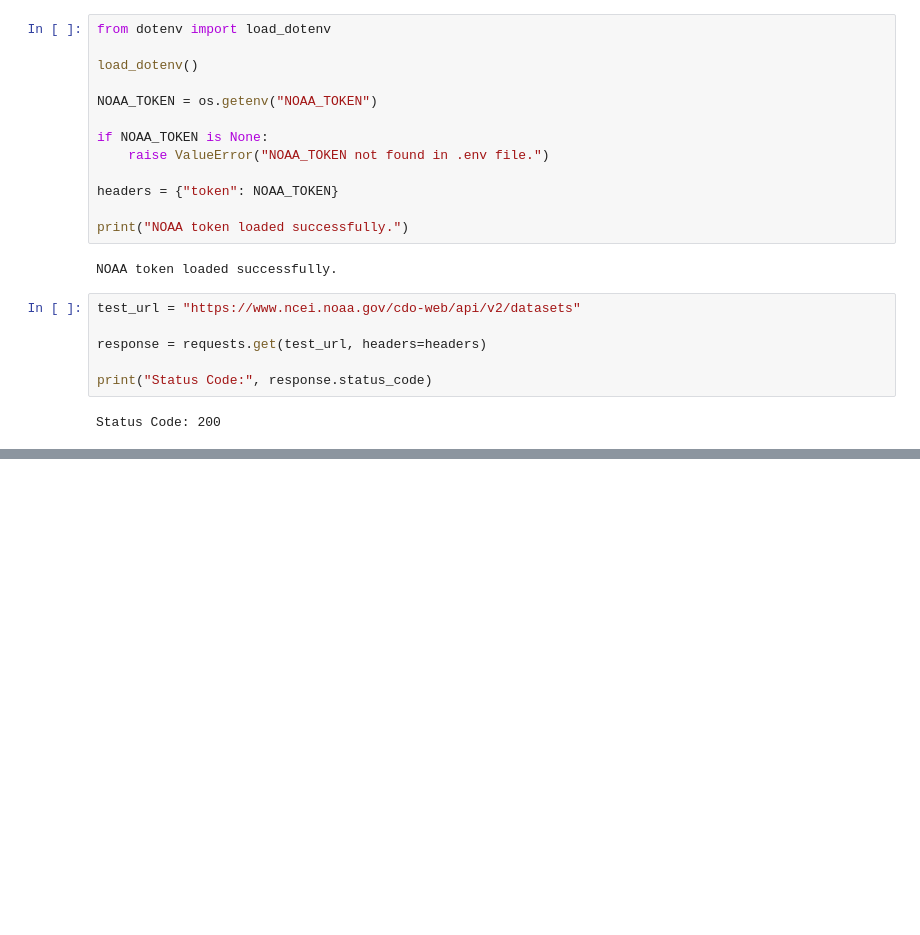
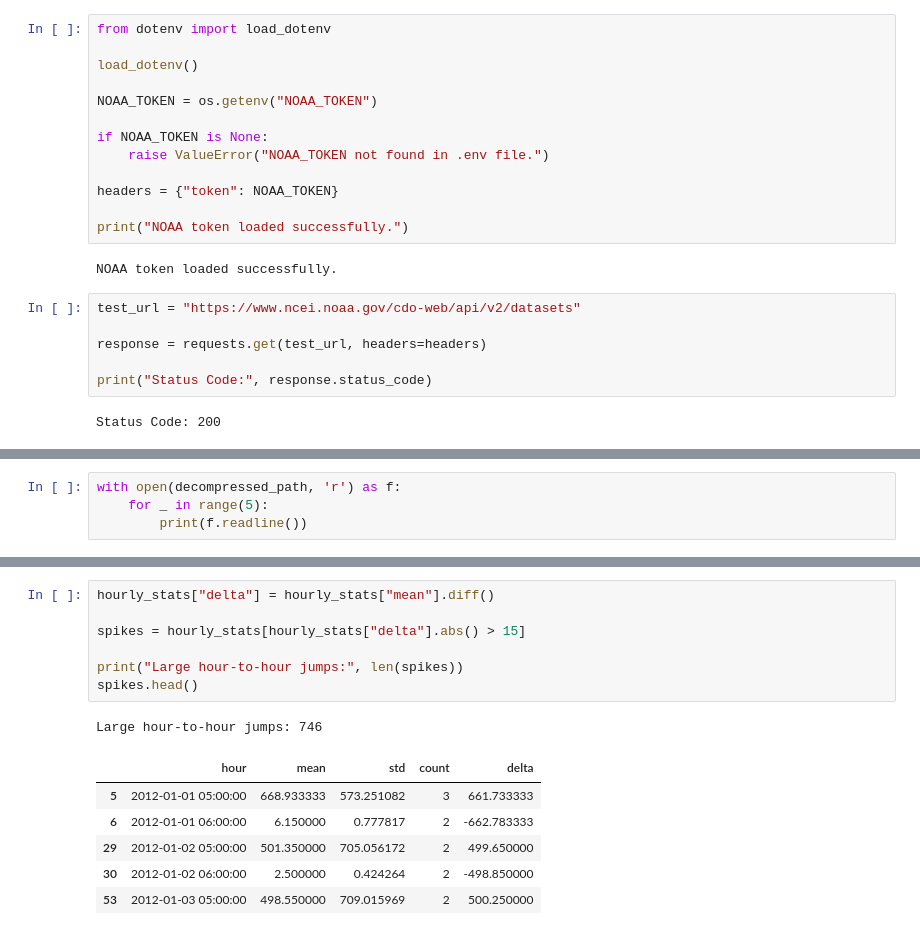
Before and after one commit to jeremy-evert/handson-ml3, a Jupyter notebook: Weather_Agreement_Lab/01_data_pull.ipynb, the cells around one changed output, grey strips where cells are left out. Cells and saved outputs as stored; diff of their text form; blank space fills up the shorter version.

```diff
--- a/Weather_Agreement_Lab/01_data_pull.ipynb
+++ b/Weather_Agreement_Lab/01_data_pull.ipynb
@@ -175,0 +243,4 @@ stations_df.head()
+# %%
+with open(decompressed_path, 'r') as f:
+    for _ in range(5):
+        print(f.readline())
@@ -175,0 +441,15 @@ stations_df.head()
+# %%
+hourly_stats["delta"] = hourly_stats["mean"].diff()
+
+spikes = hourly_stats[hourly_stats["delta"].abs() > 15]
+
+print("Large hour-to-hour jumps:", len(spikes))
+spikes.head()
+# %% [output]
+Large hour-to-hour jumps: 746
+|  | hour | mean | std | count | delta |
+| 5 | 2012-01-01 05:00:00 | 668.933333 | 573.251082 | 3 | 661.733333 |
+| 6 | 2012-01-01 06:00:00 | 6.150000 | 0.777817 | 2 | -662.783333 |
+| 29 | 2012-01-02 05:00:00 | 501.350000 | 705.056172 | 2 | 499.650000 |
+| 30 | 2012-01-02 06:00:00 | 2.500000 | 0.424264 | 2 | -498.850000 |
+| 53 | 2012-01-03 05:00:00 | 498.550000 | 709.015969 | 2 | 500.250000 |
```
Also changed, not shown: parts of 23 cells of this notebook.
